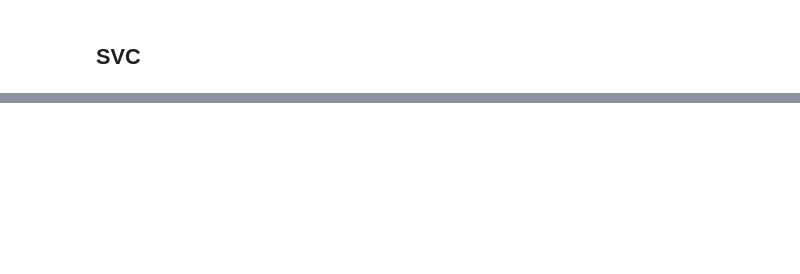
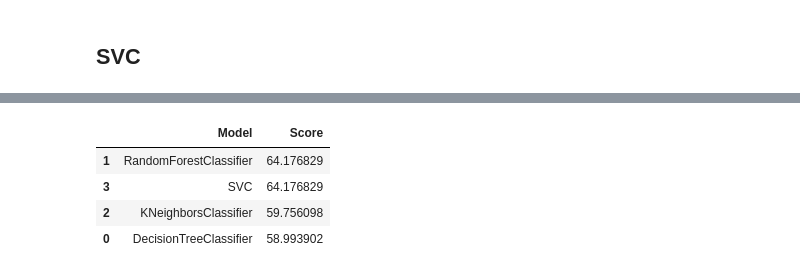
Before and after one commit to thesua7/Water-Potability-Prediction, a Jupyter notebook: Water Quality Prediction.ipynb, the cells around one changed output, grey strips where cells are left out. Cells and saved outputs as stored; diff of their text form; code cells hidden in the pictures; blank space fills up the shorter version.

```diff
--- a/Water Quality Prediction.ipynb
+++ b/Water Quality Prediction.ipynb
@@ -297,6 +297,9 @@ dt.fit(X_train,Y_train)
 DecisionTreeClassifier(min_samples_split=10)
 # %%
 prediction=dt.predict(X_test)
+
+accu_dt=accuracy_score(Y_test , prediction)*100
+
 print(f"Accuracy Score = {accuracy_score(Y_test,prediction)*100}")
 print(f"Confusion Matrix =\n {confusion_matrix(Y_test,prediction)}")
 print(f"Classification Report =\n {classification_report(Y_test,prediction)}")
@@ -328,6 +331,7 @@ from sklearn.ensemble import RandomForestClassifier
 rdf=RandomForestClassifier()
 rdf.fit(X_train,Y_train)
 pre_fit=rdf.predict(X_test)
+accu_rf=accuracy_score(Y_test , pre_fit)*100
 # %%
 print(f"Accuracy Score = {accuracy_score(Y_test,pre_fit)*100}")
 print(f"Confusion Matrix =\n {confusion_matrix(Y_test,pre_fit)}")
@@ -361,6 +365,7 @@ from sklearn.neighbors import KNeighborsClassifier
 kne=KNeighborsClassifier()
 kne.fit(X_train,Y_train)
 pred_kne=kne.predict(X_test)
+accu_kne=accuracy_score(Y_test , pred_kne)*100
 # %%
 print(f"Accuracy Score = {accuracy_score(Y_test,pred_kne)*100}")
 print(f"Confusion Matrix =\n {confusion_matrix(Y_test,pred_kne)}")
@@ -419,0 +459,13 @@ plot_roc_curve(fper, tper)
+# %%
+models = pd.DataFrame({
+    'Model': ['DecisionTreeClassifier','RandomForestClassifier','KNeighborsClassifier','SVC'],
+    'Score': [ accu_dt,accu_rf, accu_kne, accu_svc]
+})
+
+models.sort_values(by = 'Score', ascending = False)
+# %% [output]
+|  | Model | Score |
+| 1 | RandomForestClassifier | 64.176829 |
+| 3 | SVC | 64.176829 |
+| 2 | KNeighborsClassifier | 59.756098 |
+| 0 | DecisionTreeClassifier | 58.993902 |
```
Also changed, not shown: parts of 14 cells of this notebook.
